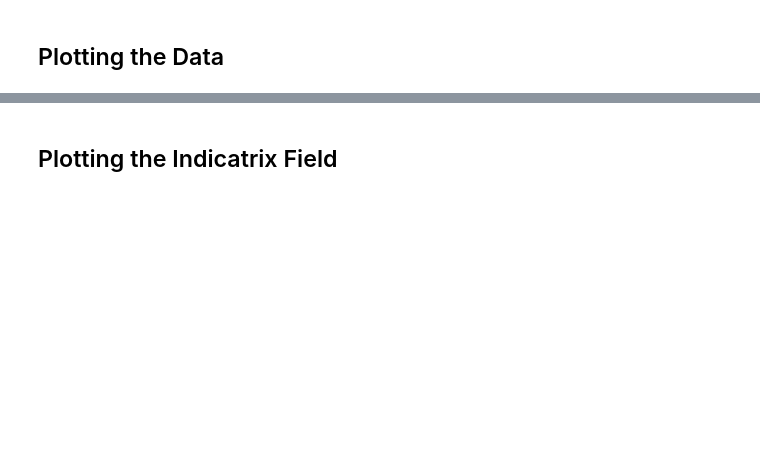
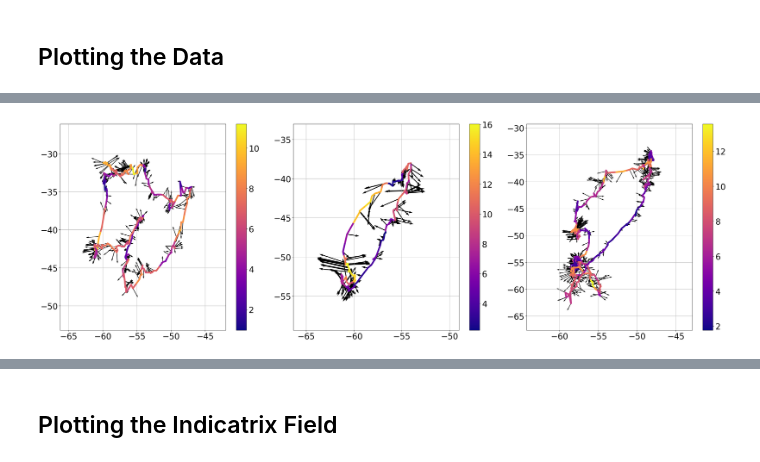
Before and after one commit to FrederikMR/zermelo_tacking, a Jupyter notebook: albatross_data.ipynb, the cells around one changed output, grey strips where cells are left out. Saved outputs shown, nothing was run; the diff lists cells and outputs as text; code cells hidden in the pictures; blank space fills up the shorter version.

```diff
--- a/albatross_data.ipynb
+++ b/albatross_data.ipynb
@@ -189,0 +339,25 @@ def add_arrow_to_line2D(
+# %%
+fig = plt.figure(figsize=(30,10))
+
+for i in range(len(bird_idx)):
+
+    idx = bird_idx[i]
+    ax = fig.add_subplot(1,3,i+1)
+
+    color_map = jnp.linalg.norm(jnp.vstack((w1[idx],w2[idx])), axis=0)
+
+    lines = colored_line(x1[idx], x2[idx], color_map, ax, linewidth=5.0, cmap="plasma")
+    fig1.colorbar(lines)  # add a color legend
+    ax.quiver(x1[idx], x2[idx], w1[idx], w2[idx], color='black', angles='xy', scale_units='xy', scale=5.0, alpha=1.0,
+              linewidth=5.0)#scale=0.1) 0
+    ax.set_xlim(jnp.min(x1[idx])-5.0, jnp.max(x1[idx])+5.0)
+    ax.set_ylim(jnp.min(x2[idx])-5.0, jnp.max(x2[idx])+5.0)
+    ax.grid(True)
+
+fig.tight_layout()
+
+fig.savefig(os.path.join(figure_path, 'bird_wind.pdf'), format='pdf', pad_inches=0.1, bbox_inches='tight')
+
+plt.show()
+# %% [output]
+[figure, added]
```
Also changed, not shown: parts of 24 cells of this notebook, 1 other file.
